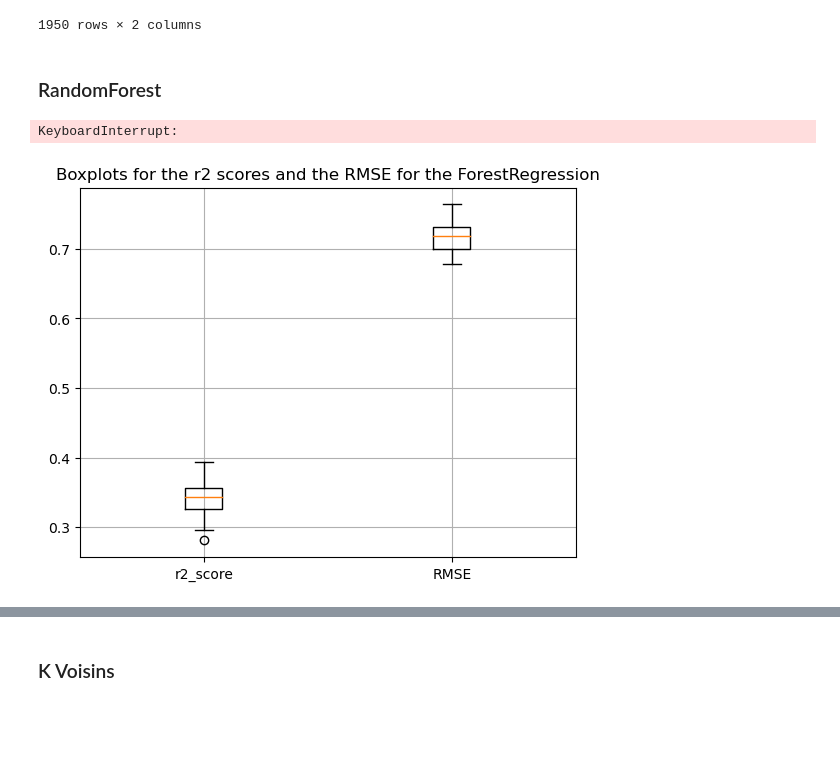
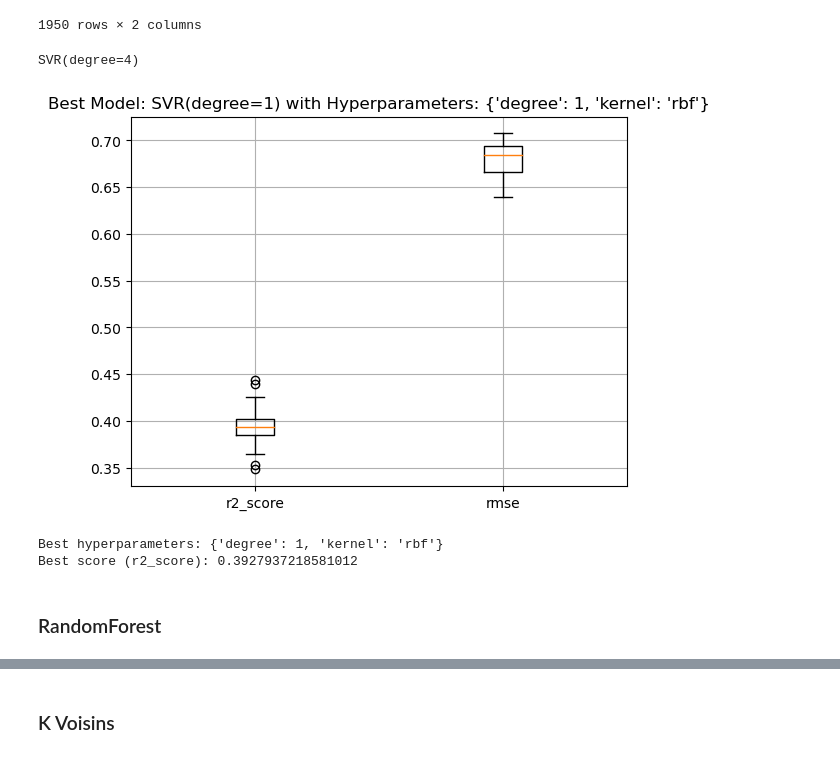
Before and after one commit to AlexPierron/Supervised-Learning, a Jupyter notebook: Regression_Vin/Code.ipynb, the cells around one changed output, grey strips where cells are left out. Drawn from its saved outputs; the diff is of its cells as text; code cells hidden in the pictures; blank space fills up the shorter version.

```diff
--- a/Regression_Vin/Code.ipynb
+++ b/Regression_Vin/Code.ipynb
@@ -146,11 +153,27 @@ submission(svm_model,name_file = "Soumissions/svm_soumission.csv")
 | 1948 | 6099 | 5.941801 |
 | 1949 | 5781 | 5.099577 |
 1950 rows × 2 columns
+# %%
+from sklearn import svm
+import warnings
+warnings.filterwarnings("ignore")
+
+hyperparameters = {
+    "kernel": [ "linear",'poly','rbf'],
+    'degree': [ 1,2,3,4],
+    "gamma": ["scale","auto"],
+    "epsilon": [0.01,0.1,0.2],
+}
+
+SVM_model = svm.SVR()
+
+best_model_svm, best_params_svm, best_score_svm, all_results_svm = grid_search(
+    SVM_model, X, Y, hyperparameters, n=25, random_start= 42,
+    saving_path="Archives_Model/SVM/grid_best_model.joblib" ,display_boxplot=True)
+# %% [output]
+SVR(degree=4)
+[figure, added]
+Best hyperparameters: {'degree': 1, 'kernel': 'rbf'}
+Best score (r2_score): 0.3927937218581012
 # %% [markdown]
 ### RandomForest
-# %%
-from sklearn.ensemble import RandomForestRegressor
-forest_model = RandomForestRegressor(10,criterion="absolute_error")
-value = multi_test(forest_model,X,Y,n=5)
-# %% [output]
-KeyboardInterrupt:
@@ -162,7 +179,0 @@ all_scores = [scores_r2,scores_rmse]
-# %%
-plt.boxplot(all_scores,labels=["r2_score","RMSE"])
-plt.grid()
-plt.title("Boxplots for the r2 scores and the RMSE for the ForestRegression")
-plt.show()
-# %% [output]
-[figure, removed]
```
Also changed, not shown: parts of 10 cells of this notebook, 8 other files.
